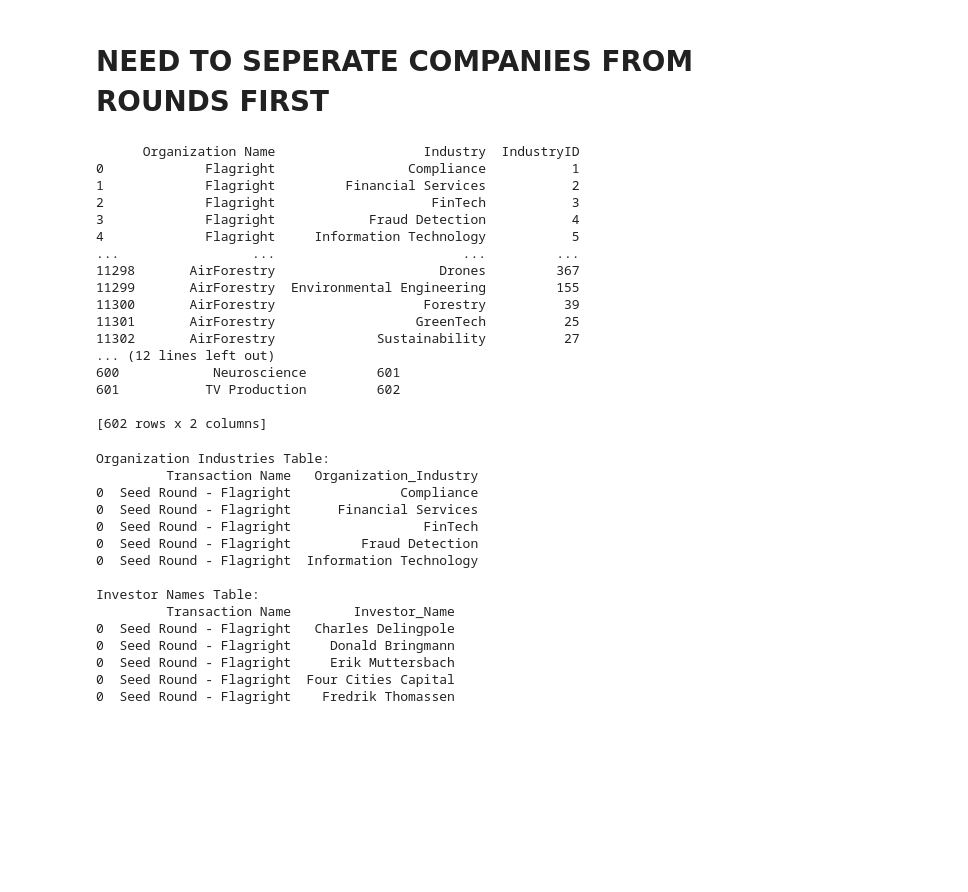
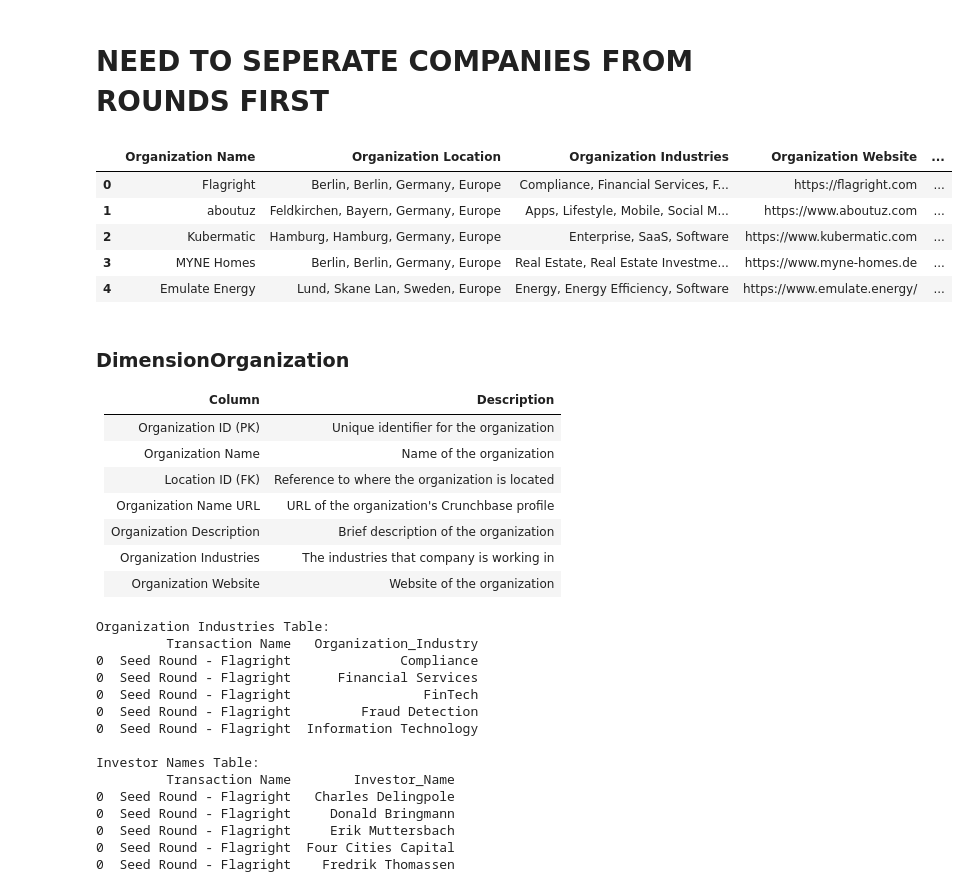
Before and after one commit to hendrik-spl/cbs-bdp-market-review-dashboard, a Jupyter notebook: eda-preprocessing/exploratory_data_analysis.ipynb, the cells around one changed output. Cells and saved outputs as stored; diff of their text form; code cells hidden in the pictures; blank space fills up the shorter version.

```diff
--- a/eda-preprocessing/exploratory_data_analysis.ipynb
+++ b/eda-preprocessing/exploratory_data_analysis.ipynb
@@ -46,9 +70,22 @@ Created dataframe with shape: (3172, 26)
 class Preprocessing:
     def __init__(self, df):
         self.df = df
+        self.organizations_df = pd.DataFrame()
         self.locations_df = pd.DataFrame()
         self.industries_df = pd.DataFrame()
+        self.industry_mapping_df = pd.DataFrame()
         self.investors_df = pd.DataFrame()
+        self.investor_mapping_df = pd.DataFrame()
+
+    def process_organizations(self):
+        self.df['Organization Name'] = self.df['Transaction Name'].str.split('-').str[1].str.strip()
+        self.organizations_df = self.df[['Organization Name', 'Organization Location', 'Organization Industries', 'Organization Website', 'Organization Name URL', 'Organization Description']].copy()
+        self.organizations_df.drop_duplicates(subset='Organization Name', inplace=True)
+        self.organizations_df['OrganizationID'] = self.organizations_df.index + 1
+        self.organizations_df.reset_index(drop=True, inplace=True)
+        self.df = self.df.merge(self.organizations_df[['Organization Name', 'OrganizationID']],
+                                              left_on='Organization Name', right_on='Organization Name')
+        self.df.drop(columns=['Organization Name', 'Organization Location', 'Organization Industries', 'Organization Website', 'Organization Name URL', 'Organization Description'], inplace=True)
 
     def process_locations(self):
         self.locations_df['Location'] = self.df['Organization Location']
@@ -71,53 +108,54 @@ class Preprocessing:
     def process_industries(self):
         self.industries_df = self.df[['Organization Industries']].copy()
         self.industries_df['Industry'] = self.industries_df['Organization Industries'].str.split(',')
         self.industries_df = self.industries_df.explode('Industry').drop(columns=['Organization Industries'])
         self.industries_df['Industry'] = self.industries_df['Industry'].str.strip()
         self.industries_df = self.industries_df.drop_duplicates().reset_index(drop=True)
 
         self.industries_df['IndustryID'] = self.industries_df.index + 1
 
         # Create a mapping between original dataframe and industries (many-to-many relationship)
         industry_mapping_df = self.df[['Organization Name', 'Organization Industries']].copy()
         industry_mapping_df['Industry'] = industry_mapping_df['Organization Industries'].str.split(',')
         industry_mapping_df = industry_mapping_df.explode('Industry')
         industry_mapping_df['Industry'] = industry_mapping_df['Industry'].str.strip()
         industry_mapping_df = pd.merge(industry_mapping_df, self.industries_df, how='left', on='Industry')
         industry_mapping_df = industry_mapping_df.drop(columns=['Organization Industries'])
         self.industry_mapping_df = industry_mapping_df
 
         print(self.industry_mapping_df)
 
         # self.df = pd.merge(self.df, self.industries_df, how='left', left_on='', right_on='Industry')
         # self.df['Organization Industries'] = self.df['IndustryID']
         # self.df = self.df.drop(columns=['IndustryID'])
 
     # def process_investors(self):
 
 preprocessing = Preprocessing(eda.df)
 
-preprocessing.process_locations()
-preprocessing.process_industries()
+preprocessing.process_organizations()
+# preprocessing.process_locations()
+# preprocessing.process_industries()
 
-print(preprocessing.industries_df)
+preprocessing.organizations_df.head()
 # %% [output]
-      Organization Name                   Industry  IndustryID
-0             Flagright                 Compliance           1
-1             Flagright         Financial Services           2
-2             Flagright                    FinTech           3
-3             Flagright            Fraud Detection           4
-4             Flagright     Information Technology           5
-...                 ...                        ...         ...
-11298       AirForestry                     Drones         367
-11299       AirForestry  Environmental Engineering         155
-11300       AirForestry                   Forestry          39
-11301       AirForestry                  GreenTech          25
-11302       AirForestry             Sustainability          27
-... (12 lines left out)
-600            Neuroscience         601
-601           TV Production         602
-
-[602 rows x 2 columns]
+|  | Organization Name | Organization Location | Organization Industries | Organization Website | ... |
+| 0 | Flagright | Berlin, Berlin, Germany, Europe | Compliance, Financial Services, F... | https://flagright.com | ... |
+| 1 | aboutuz | Feldkirchen, Bayern, Germany, Europe | Apps, Lifestyle, Mobile, Social M... | https://www.aboutuz.com | ... |
+| 2 | Kubermatic | Hamburg, Hamburg, Germany, Europe | Enterprise, SaaS, Software | https://www.kubermatic.com | ... |
+| 3 | MYNE Homes | Berlin, Berlin, Germany, Europe | Real Estate, Real Estate Investme... | https://www.myne-homes.de | ... |
+| 4 | Emulate Energy | Lund, Skane Lan, Sweden, Europe | Energy, Energy Efficiency, Software | https://www.emulate.energy/ | ... |
+# %% [markdown]
+### DimensionOrganization
+| Column                     | Description                        |
+|----------------------------|------------------------------------|
+| Organization ID (PK)        | Unique identifier for the organization |
+| Organization Name           | Name of the organization           |
+| Location ID (FK)            | Reference to where the organization is located |
+| Organization Name URL       | URL of the organization's Crunchbase profile |
+| Organization Description    | Brief description of the organization |
+| Organization Industries      | The industries that company is working in |
+| Organization Website        | Website of the organization        |
 # %%
 # 2. Creating separate tables for "Organization Industries" and "Investor Names"
 
```
Also changed, not shown: parts of 2 cells of this notebook.
